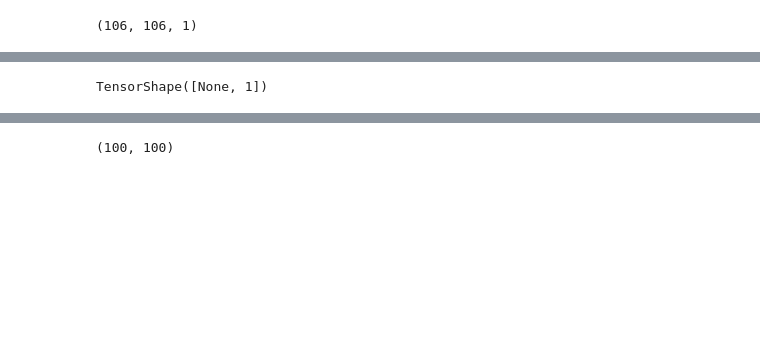
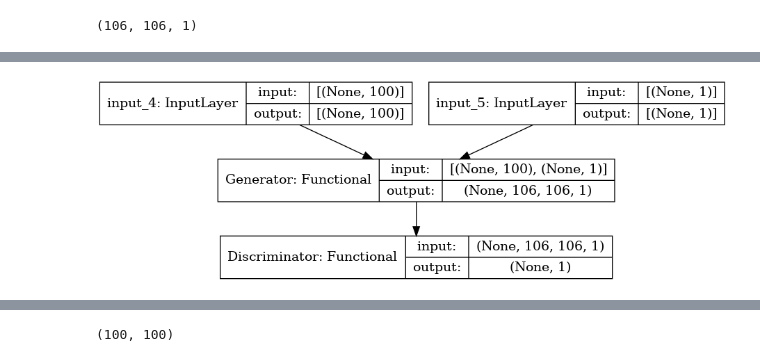
Before and after one commit to CSCI4850/s22-team9-project, a Jupyter notebook: musicGenGAN.ipynb, the cells around one changed output, grey strips where cells are left out. Saved outputs shown, nothing was run; the diff lists cells and outputs as text; code cells hidden in the pictures; blank space fills up the shorter version.

```diff
--- a/musicGenGAN.ipynb
+++ b/musicGenGAN.ipynb
@@ -133,10 +129,10 @@ combined = keras.Model(combined_model_inputs,target_label)
 combined.summary
 combined.compile(loss=keras.losses.BinaryCrossentropy(),
                  optimizer=keras.optimizers.Adam(0.0002,0.5))
-# %%
-target_label.shape
-# %% [output]
-TensorShape([None, 1])
+# %%
+keras.utils.plot_model(combined, show_shapes=True, expand_nested=False)
+# %% [output]
+[figure, added]
 # %%
 # Training Parameters
 batch_size = 16
```
Also changed, not shown: parts of 16 cells of this notebook, 1 other file.
